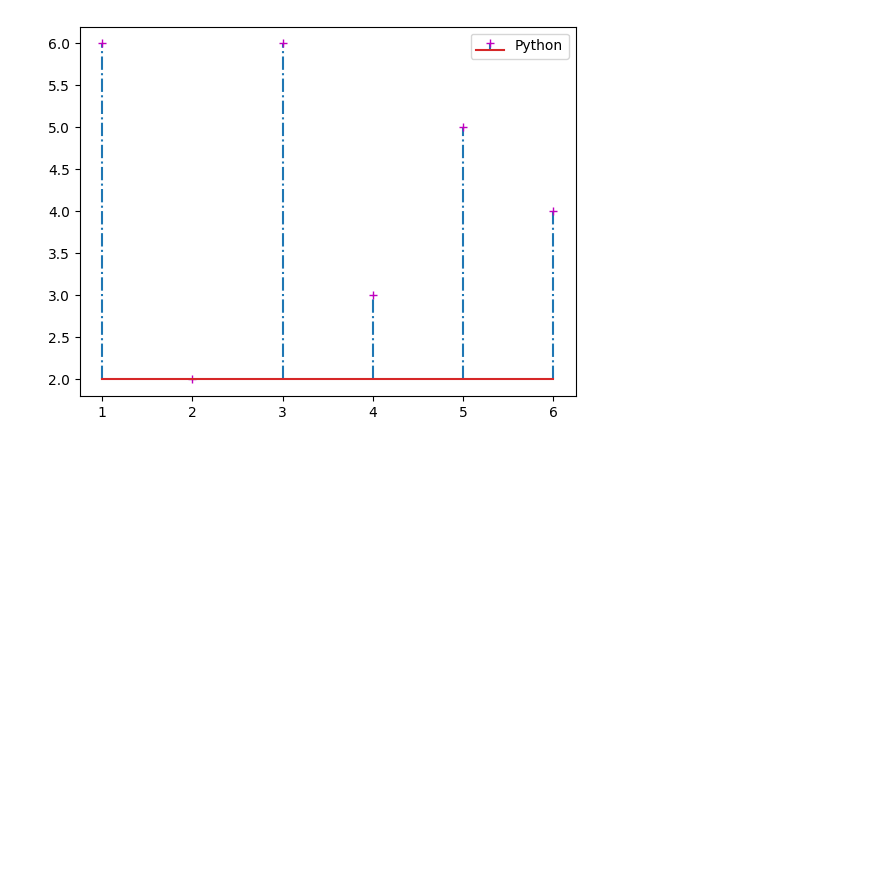
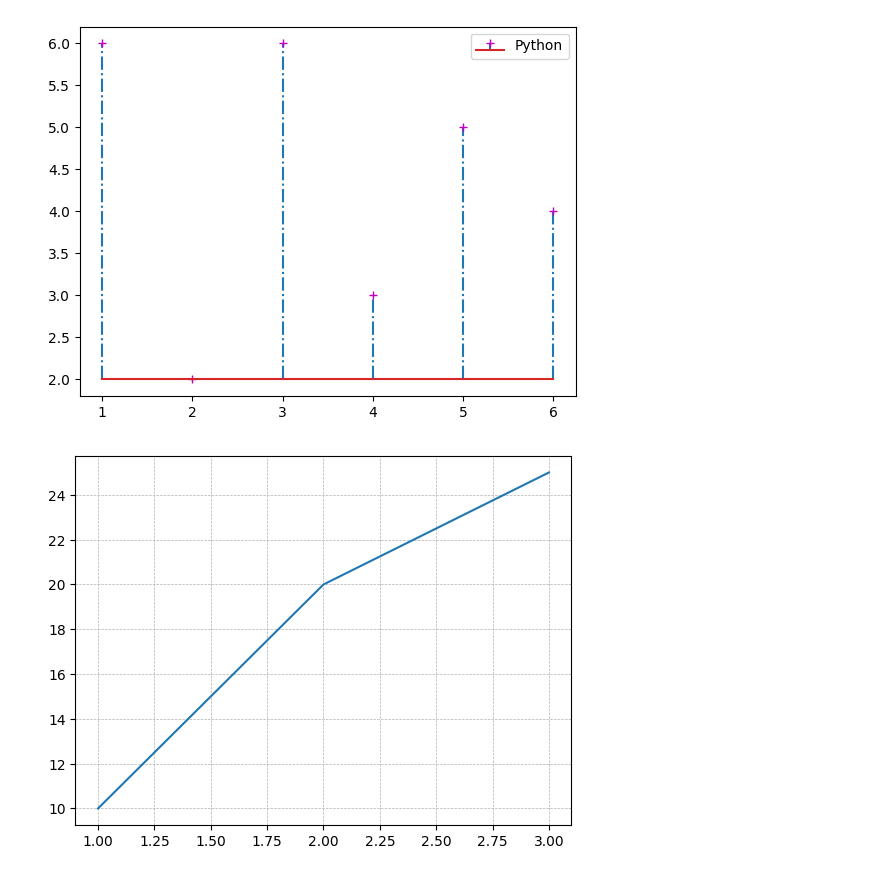
Before and after one commit to dhinoja-rajan/python-libraries-playground, a Jupyter notebook: matplotlib_Tutorial.ipynb, the cells around one changed output. Saved outputs shown, nothing was run; the diff lists cells and outputs as text; code cells hidden in the pictures; blank space fills up the shorter version.

```diff
--- a/matplotlib_Tutorial.ipynb
+++ b/matplotlib_Tutorial.ipynb
@@ -212,3 +212,9 @@ plt.legend()
 plt.show()
 # %% [output]
 [figure]
+# %%
+plt.plot([1, 2, 3], [10, 20, 25])
+plt.grid(True, linestyle='--', linewidth=0.5)
+plt.show()
+# %% [output]
+[figure, added]
```
Also changed, not shown: parts of 7 cells of this notebook.
